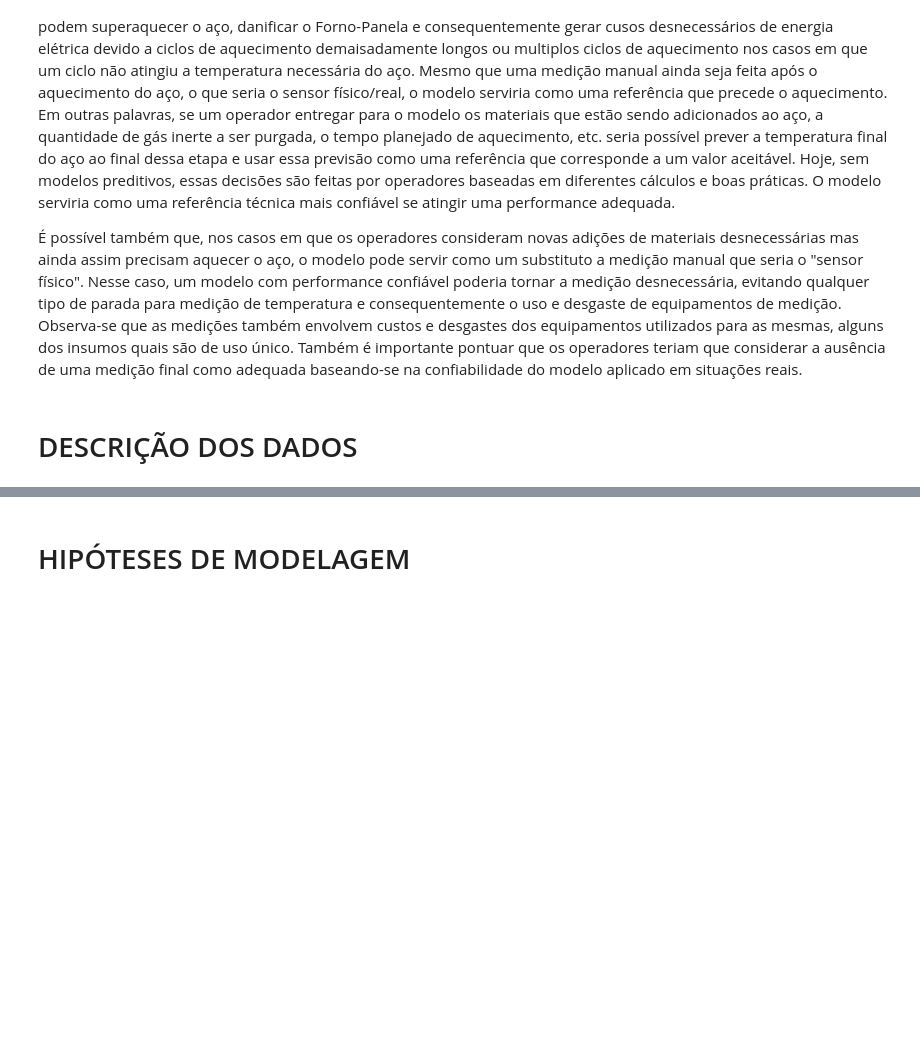
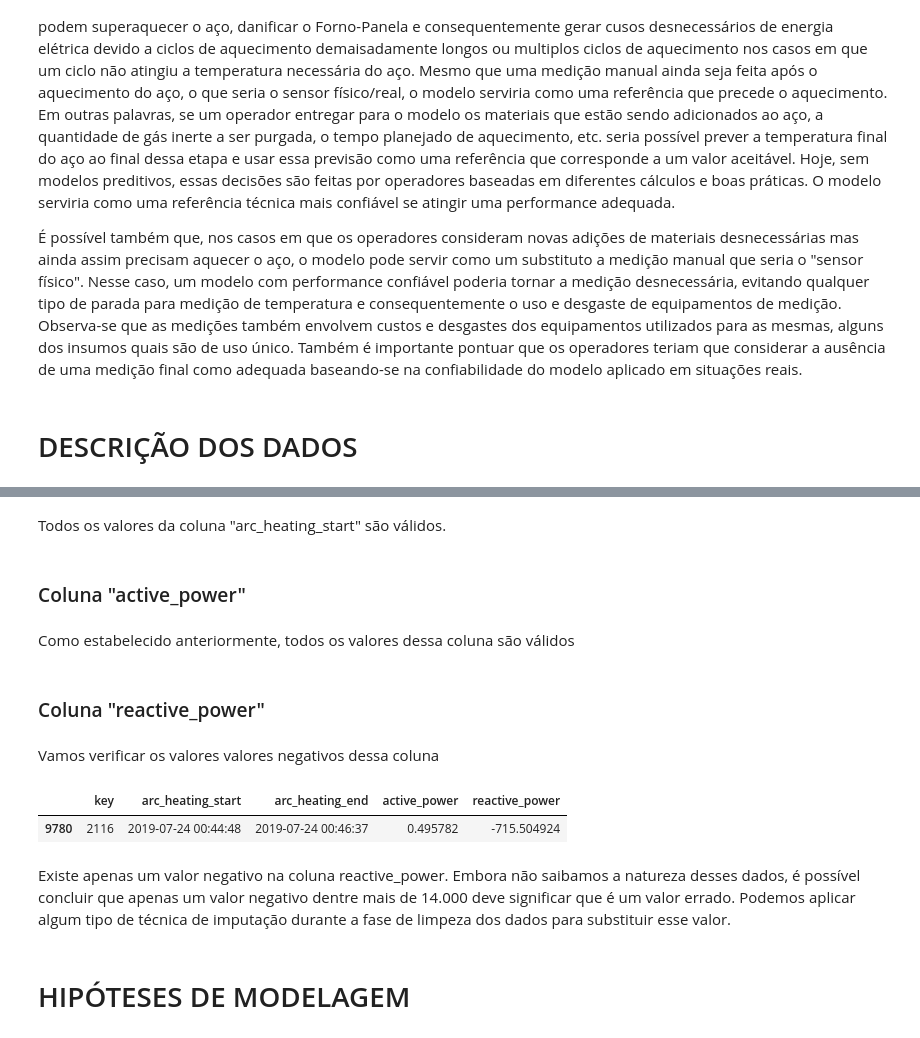
Before and after one commit to danendless/TT-Sprint17-FINAL-PROJECT, a Jupyter notebook: notebooks/steelproof_notebook_work_plan.ipynb, the cells around one changed output, grey strips where cells are left out. Cells and saved outputs as stored; diff of their text form; code cells hidden in the pictures; blank space fills up the shorter version.

```diff
--- a/notebooks/steelproof_notebook_work_plan.ipynb
+++ b/notebooks/steelproof_notebook_work_plan.ipynb
@@ -73,3 +256,20 @@ from pathlib import Path
+# %% [markdown]
+Todos os valores da coluna "arc_heating_start" são válidos.
+# %% [markdown]
+### Coluna "active_power"
+# %% [markdown]
+Como estabelecido anteriormente, todos os valores dessa coluna são válidos
+# %% [markdown]
+### Coluna "reactive_power"
+# %% [markdown]
+Vamos verificar os valores valores negativos dessa coluna
+# %%
+data_arc_en.loc[data_arc_en["reactive_power"] <=0]
+# %% [output]
+|  | key | arc_heating_start | arc_heating_end | active_power | reactive_power |
+| 9780 | 2116 | 2019-07-24 00:44:48 | 2019-07-24 00:46:37 | 0.495782 | -715.504924 |
+# %% [markdown]
+Existe apenas um valor negativo na coluna reactive_power. Embora não saibamos a natureza desses dados, é possível concluir que apenas um valor negativo dentre mais de 14.000 deve significar que é um valor errado. Podemos aplicar algum tipo de técnica de imputação durante a fase de limpeza dos dados para substituir esse valor.
 # %% [markdown]
 # HIPÓTESES DE MODELAGEM
 # %% [markdown]
```
Also changed, not shown: parts of 26 cells of this notebook.
